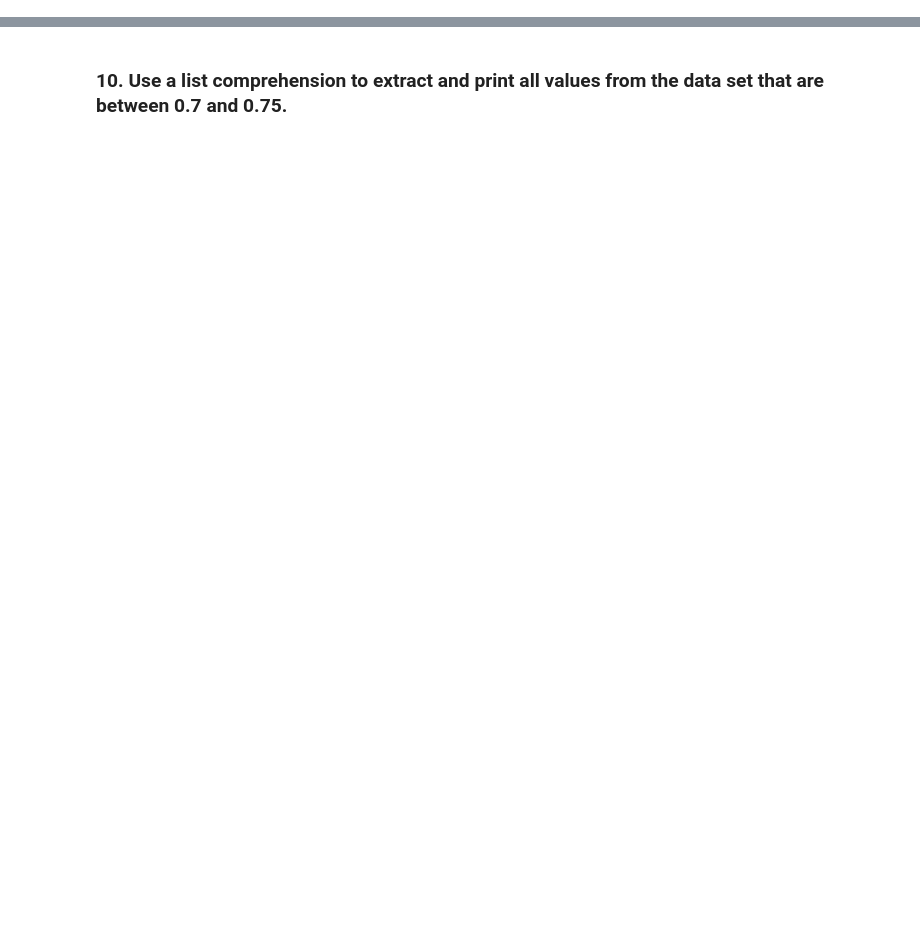
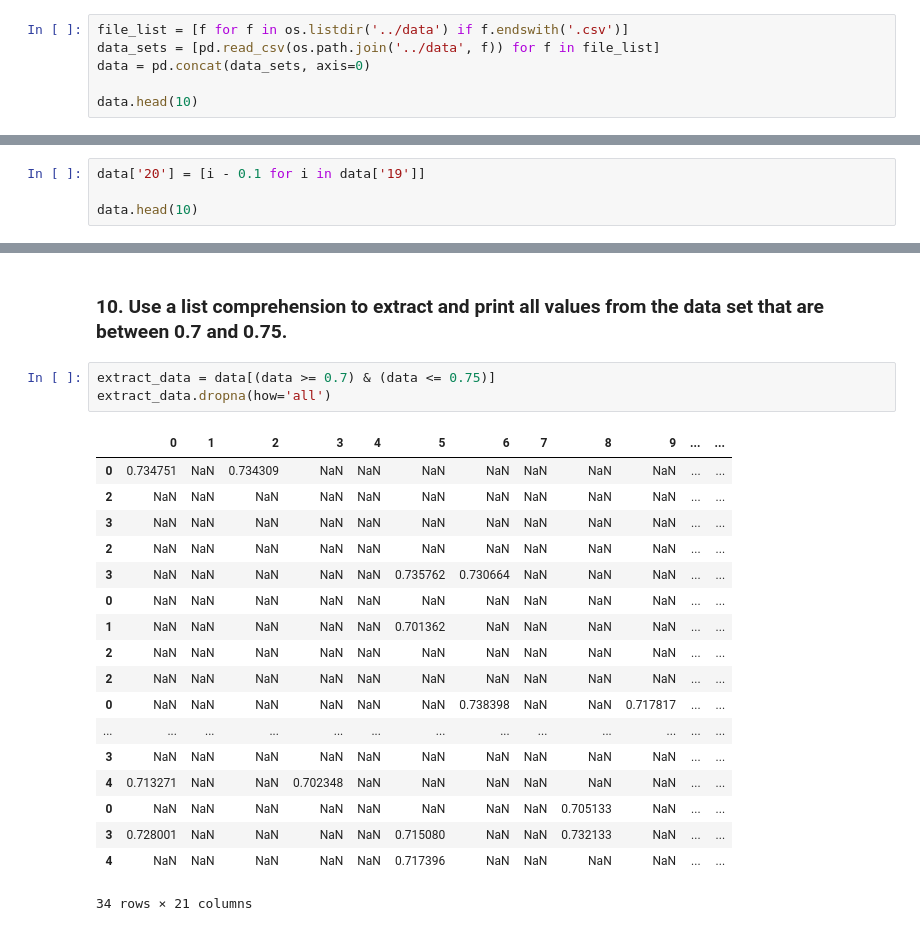
Before and after one commit to ta-data-mexpt/Lab-list-comprehension, a Jupyter notebook: lab-list-comprehensions/your-code/main.ipynb, the cells around one changed output, grey strips where cells are left out. Drawn from its saved outputs; the diff is of its cells as text; blank space fills up the shorter version.

```diff
--- a/lab-list-comprehensions/your-code/main.ipynb
+++ b/lab-list-comprehensions/your-code/main.ipynb
@@ -49,2 +100,8 @@ b = np.array([[[0.55867166, 0.06210792, 0.08147297],
 # %% [markdown]
 ### 7. Use a list comprehension and the Pandas `read_csv` and `concat` methods to read all CSV files in the */data* directory and combine them into a single data frame. Display the top 10 rows of the resulting data frame.
+# %%
+file_list = [f for f in os.listdir('../data') if f.endswith('.csv')]
+data_sets = [pd.read_csv(os.path.join('../data', f)) for f in file_list]
+data = pd.concat(data_sets, axis=0)
+
+data.head(10)
@@ -53,2 +127,6 @@ b = np.array([[[0.55867166, 0.06210792, 0.08147297],
 # %% [markdown]
 ### 9. Use a list comprehension to add a new column (20) to the data frame whose values are the values in column 19 minus 0.1. Display the top 10 rows of the resulting data frame.
+# %%
+data['20'] = [i - 0.1 for i in data['19']]
+
+data.head(10)
@@ -55,2 +146,24 @@ b = np.array([[[0.55867166, 0.06210792, 0.08147297],
 # %% [markdown]
 ### 10. Use a list comprehension to extract and print all values from the data set that are between 0.7 and 0.75.
+# %%
+extract_data = data[(data >= 0.7) & (data <= 0.75)]
+extract_data.dropna(how='all')
+# %% [output]
+|  | 0 | 1 | 2 | 3 | 4 | 5 | 6 | 7 | 8 | 9 | ... | ... |
+| 0 | 0.734751 | NaN | 0.734309 | NaN | NaN | NaN | NaN | NaN | NaN | NaN | ... | ... |
+| 2 | NaN | NaN | NaN | NaN | NaN | NaN | NaN | NaN | NaN | NaN | ... | ... |
+| 3 | NaN | NaN | NaN | NaN | NaN | NaN | NaN | NaN | NaN | NaN | ... | ... |
+| 2 | NaN | NaN | NaN | NaN | NaN | NaN | NaN | NaN | NaN | NaN | ... | ... |
+| 3 | NaN | NaN | NaN | NaN | NaN | 0.735762 | 0.730664 | NaN | NaN | NaN | ... | ... |
+| 0 | NaN | NaN | NaN | NaN | NaN | NaN | NaN | NaN | NaN | NaN | ... | ... |
+| 1 | NaN | NaN | NaN | NaN | NaN | 0.701362 | NaN | NaN | NaN | NaN | ... | ... |
+| 2 | NaN | NaN | NaN | NaN | NaN | NaN | NaN | NaN | NaN | NaN | ... | ... |
+| 2 | NaN | NaN | NaN | NaN | NaN | NaN | NaN | NaN | NaN | NaN | ... | ... |
+| 0 | NaN | NaN | NaN | NaN | NaN | NaN | 0.738398 | NaN | NaN | 0.717817 | ... | ... |
+| ... | ... | ... | ... | ... | ... | ... | ... | ... | ... | ... | ... | ... |
+| 3 | NaN | NaN | NaN | NaN | NaN | NaN | NaN | NaN | NaN | NaN | ... | ... |
+| 4 | 0.713271 | NaN | NaN | 0.702348 | NaN | NaN | NaN | NaN | NaN | NaN | ... | ... |
+| 0 | NaN | NaN | NaN | NaN | NaN | NaN | NaN | NaN | 0.705133 | NaN | ... | ... |
+| 3 | 0.728001 | NaN | NaN | NaN | NaN | 0.715080 | NaN | NaN | 0.732133 | NaN | ... | ... |
+| 4 | NaN | NaN | NaN | NaN | NaN | 0.717396 | NaN | NaN | NaN | NaN | ... | ... |
+34 rows × 21 columns
```
Also changed, not shown: parts of 10 cells of this notebook.
